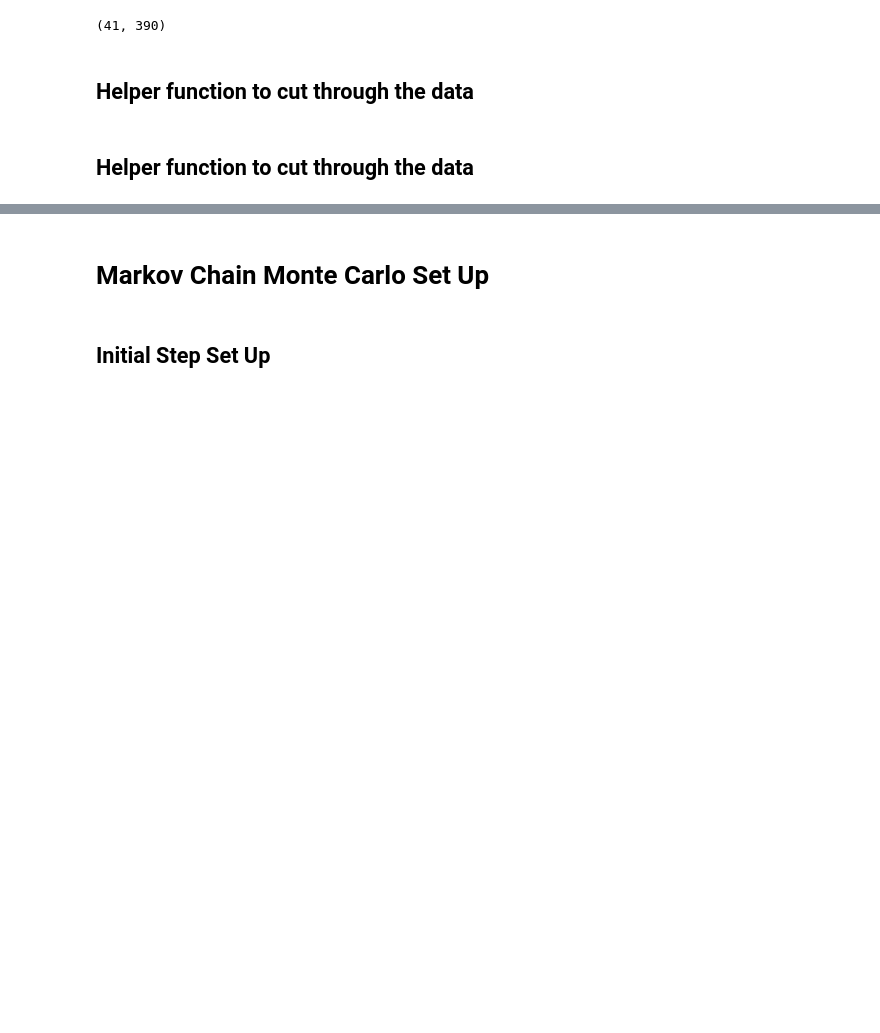
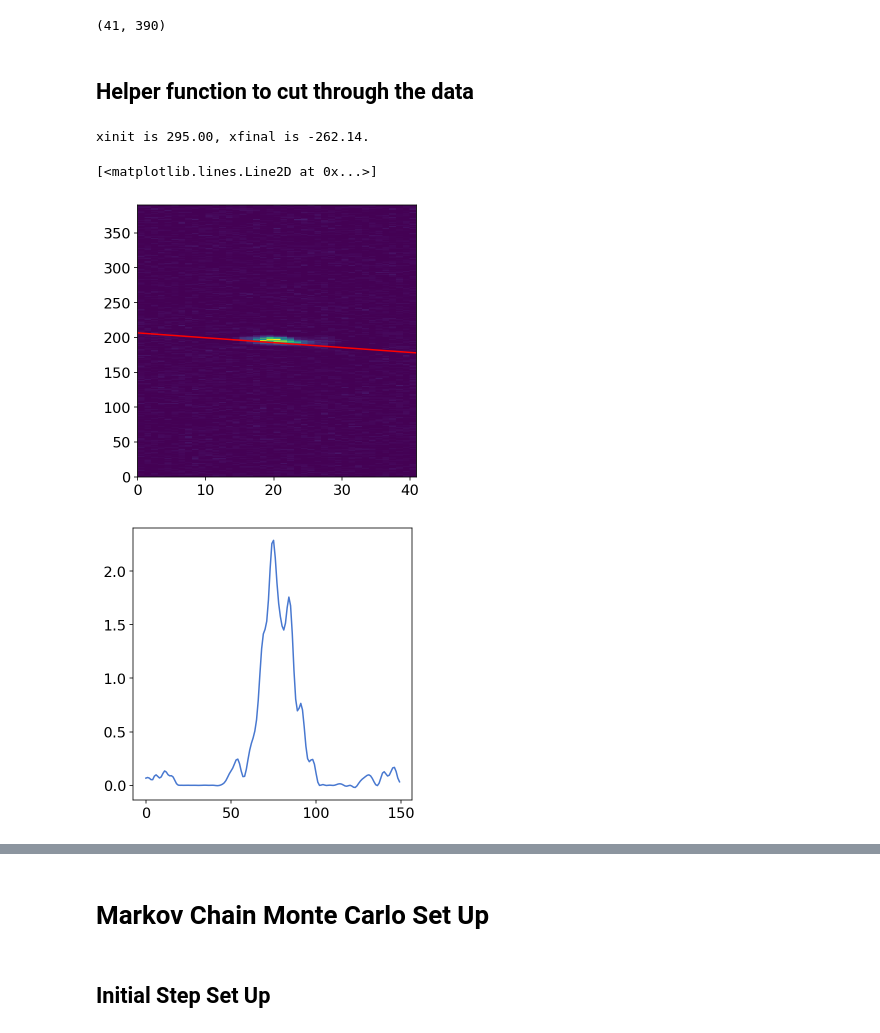
Before and after one commit to weldlabucsb/mcmc, a Jupyter notebook: mcmc_nuts_clean.ipynb, the cells around one changed output, grey strips where cells are left out. Cells and saved outputs as stored; diff of their text form; code cells hidden in the pictures; blank space fills up the shorter version.

```diff
--- a/mcmc_nuts_clean.ipynb
+++ b/mcmc_nuts_clean.ipynb
@@ -48,3 +73,17 @@ tfd = tfp.distributions
+# %%
+sns.set_palette("muted")
+np.random.seed(1324)
+dtype=tf.float32
+params = {
+    'legend.fontsize': 'x-large',
+    'figure.figsize': (9, 6),
+    'axes.labelsize': 'x-large',
+    'axes.titlesize':'x-large',
+    'xtick.labelsize':'x-large',
+    'ytick.labelsize':'x-large'
+}
+plt.rcParams.update(params)
+%config InlineBackend.figure_format = 'retina'
 # %% [markdown]
 # Global Constants
 # %%
@@ -104,14 +144,22 @@ def points(start, end, Nx, Ny, N):
   X = np.linspace(xinit, xfinal, N)
   Y = line(X)
   return (X, Y)
-# %% [markdown]
-## Helper function to cut through the data
 # %%
+#@title Set up of the Slice
 X, Y = points((15,196),(25,189), od.shape[0], od.shape[1], int(N))
 plt.figure(figsize=(5,5))
-plt.plot(X, Y)
+plt.plot(X, Y, color="red")
+plt.pcolormesh(od.T)
+# xx, yy = np.meshgrid(X, Y)
+# Z = optical_density(xx, yy)
+# plt.pcolormesh(xx, yy, Z)
 plt.xlim(0, od.shape[0])
 plt.ylim(0, od.shape[1])
 plt.figure(figsize=(5,5))
 Slice = optical_density(X, Y, grid=False)
 plt.plot(Slice)
+# %% [output]
+xinit is 295.00, xfinal is -262.14.
+[<matplotlib.lines.Line2D at 0x...>]
+[figure, added]
+[figure, added]
```
Also changed, not shown: parts of 28 cells of this notebook.
